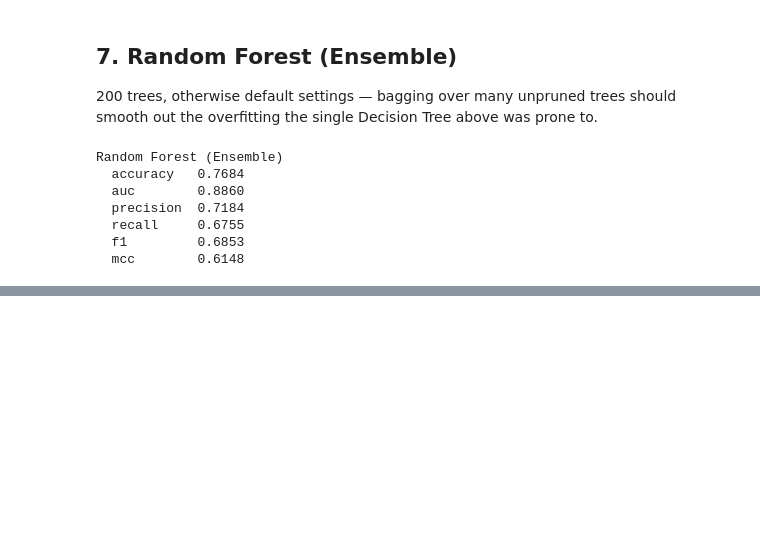
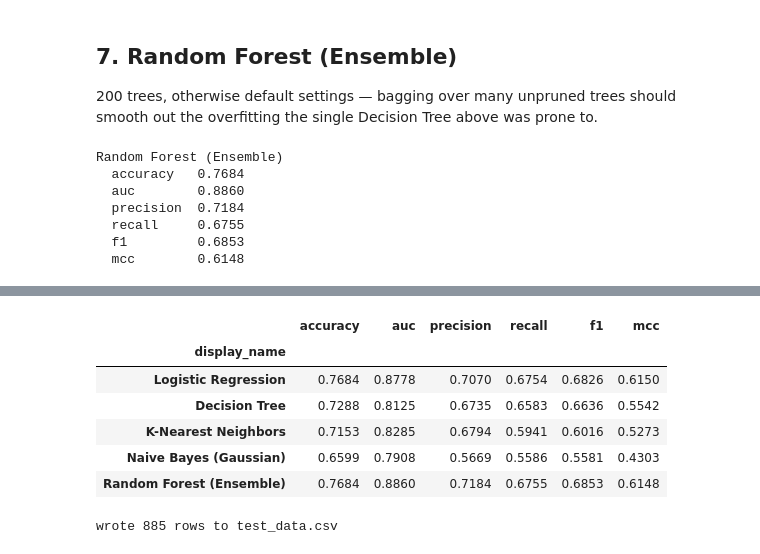
Before and after one commit to cparamitabiswas/Sem1_ML_Assignment2, a Jupyter notebook: model/train_models.ipynb, the cells around one changed output, grey strips where cells are left out. Cells and saved outputs as stored; diff of their text form; code cells hidden in the pictures; blank space fills up the shorter version.

```diff
--- a/model/train_models.ipynb
+++ b/model/train_models.ipynb
@@ -184,0 +189,22 @@ Random Forest (Ensemble)
+# %%
+comparison = pd.DataFrame(results).T.set_index("display_name")
+comparison = comparison[["accuracy", "auc", "precision", "recall", "f1", "mcc"]].astype(float).round(4)
+comparison
+# %% [output]
+|  | accuracy | auc | precision | recall | f1 | mcc |
+| display_name |  |  |  |  |  |  |
+| Logistic Regression | 0.7684 | 0.8778 | 0.7070 | 0.6754 | 0.6826 | 0.6150 |
+| Decision Tree | 0.7288 | 0.8125 | 0.6735 | 0.6583 | 0.6636 | 0.5542 |
+| K-Nearest Neighbors | 0.7153 | 0.8285 | 0.6794 | 0.5941 | 0.6016 | 0.5273 |
+| Naive Bayes (Gaussian) | 0.6599 | 0.7908 | 0.5669 | 0.5586 | 0.5581 | 0.4303 |
+| Random Forest (Ensemble) | 0.7684 | 0.8860 | 0.7184 | 0.6755 | 0.6853 | 0.6148 |
+# %%
+with open(Path.cwd() / "metrics.json", "w") as f:
+    json.dump(results, f, indent=2)
+
+test_export = X_test.copy()
+test_export[TARGET_COLUMN] = y_test
+test_export.to_csv(REPO_ROOT / "test_data.csv", index=False)
+print(f"wrote {len(test_export)} rows to test_data.csv")
+# %% [output]
+wrote 885 rows to test_data.csv
```
Also changed, not shown: parts of 3 cells of this notebook, 1 other file.
